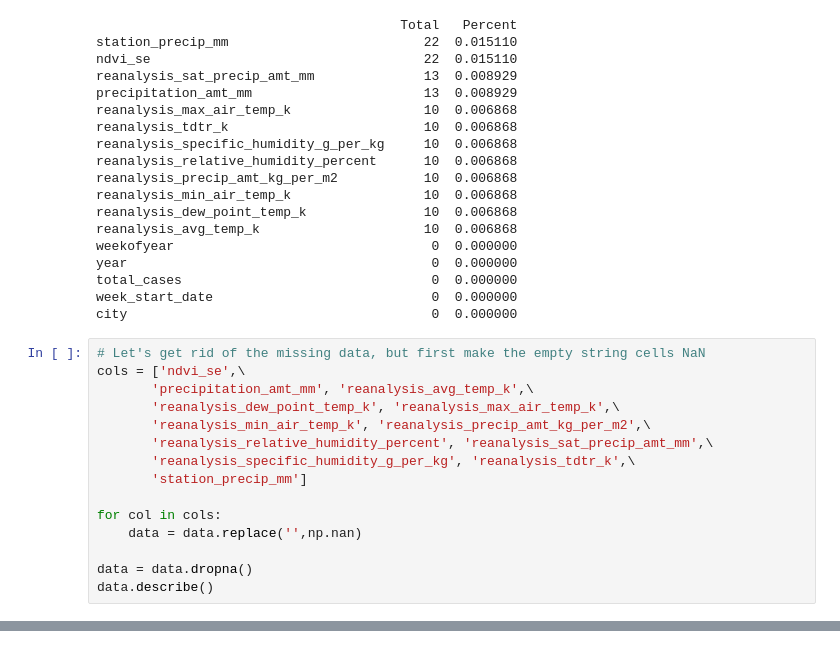
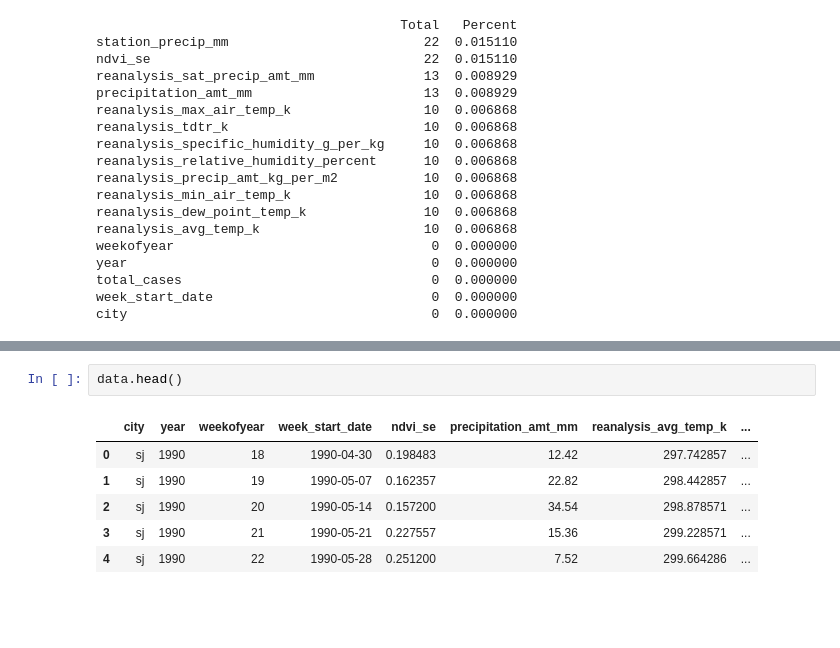
Before and after one commit to shrey183/DengAI, a Jupyter notebook: DENG-AI.ipynb, the cells around one changed output, grey strips where cells are left out. Saved outputs shown, nothing was run; the diff lists cells and outputs as text; blank space fills up the shorter version.

```diff
--- a/DENG-AI.ipynb
+++ b/DENG-AI.ipynb
@@ -236,18 +236,3 @@ year                                       0  0.000000
 total_cases                                0  0.000000
 week_start_date                            0  0.000000
 city                                       0  0.000000
-# %%
-# Let's get rid of the missing data, but first make the empty string cells NaN
-cols = ['ndvi_se',\
-       'precipitation_amt_mm', 'reanalysis_avg_temp_k',\
-       'reanalysis_dew_point_temp_k', 'reanalysis_max_air_temp_k',\
-       'reanalysis_min_air_temp_k', 'reanalysis_precip_amt_kg_per_m2',\
-       'reanalysis_relative_humidity_percent', 'reanalysis_sat_precip_amt_mm',\
-       'reanalysis_specific_humidity_g_per_kg', 'reanalysis_tdtr_k',\
-       'station_precip_mm']
-
-for col in cols:
-    data = data.replace('',np.nan)
-
-data = data.dropna()
-data.describe()
@@ -263,0 +239,9 @@ data.describe()
+# %%
+data.head()
+# %% [output]
+|  | city | year | weekofyear | week_start_date | ndvi_se | precipitation_amt_mm | reanalysis_avg_temp_k | ... |
+| 0 | sj | 1990 | 18 | 1990-04-30 | 0.198483 | 12.42 | 297.742857 | ... |
+| 1 | sj | 1990 | 19 | 1990-05-07 | 0.162357 | 22.82 | 298.442857 | ... |
+| 2 | sj | 1990 | 20 | 1990-05-14 | 0.157200 | 34.54 | 298.878571 | ... |
+| 3 | sj | 1990 | 21 | 1990-05-21 | 0.227557 | 15.36 | 299.228571 | ... |
+| 4 | sj | 1990 | 22 | 1990-05-28 | 0.251200 | 7.52 | 299.664286 | ... |
```
Also changed, not shown: parts of 9 cells of this notebook.
